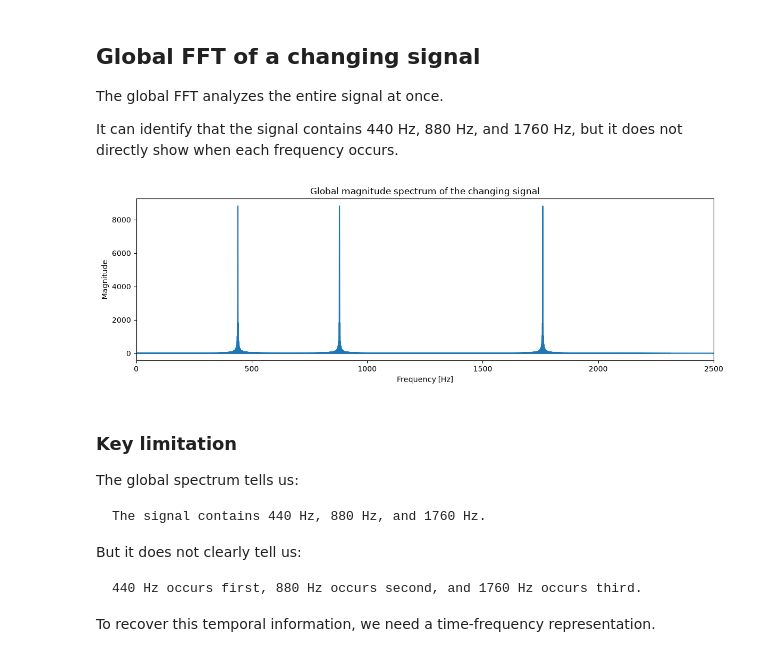
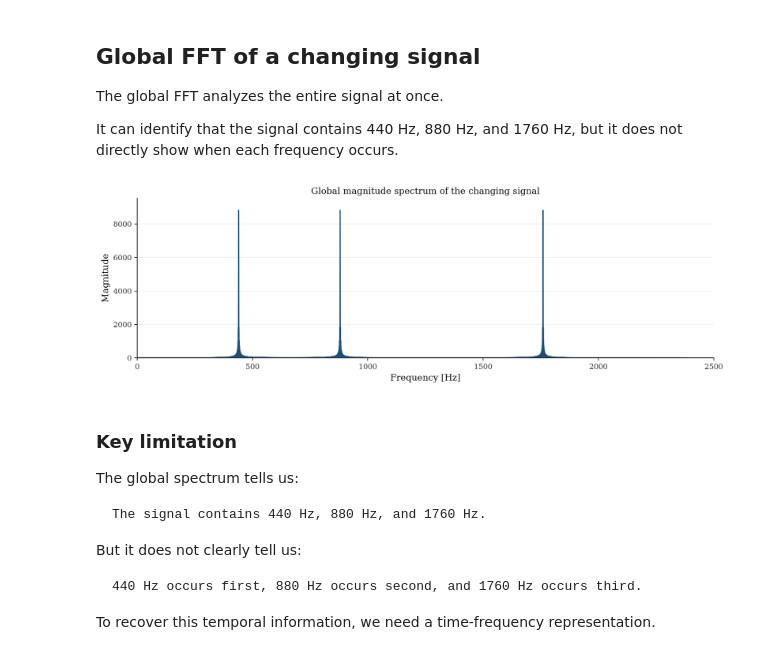
Before and after one commit to vpobleteacustica/audio-data-mining-class, a Jupyter notebook: notebooks/02_spectrograms_stft.ipynb, the cells around one changed output. Cells and saved outputs as stored; diff of their text form; code cells hidden in the pictures.

```diff
--- a/notebooks/02_spectrograms_stft.ipynb
+++ b/notebooks/02_spectrograms_stft.ipynb
@@ -291,7 +316,7 @@ segment_1 = np.sin(2 * np.pi * 440 * segment_t)
 segment_2 = np.sin(2 * np.pi * 880 * segment_t)
 segment_3 = np.sin(2 * np.pi * 1760 * segment_t)
 
-changing_signal = np.concatenate([segment_1, segment_2, segment_3])
+changing_signal = np.concatenate([segment_3, segment_1, segment_2])
 changing_signal = 0.8 * changing_signal / np.max(np.abs(changing_signal))
 
 changing_duration = len(changing_signal) / sampling_rate
@@ -325,19 +350,17 @@ It can identify that the signal contains 440 Hz, 880 Hz, and 1760 Hz, but it doe
 # %%
 N = len(changing_signal)
 fft_values = np.fft.rfft(changing_signal)
 fft_magnitude = np.abs(fft_values)
 frequencies = np.fft.rfftfreq(N, d=1 / sampling_rate)
 
-plt.figure(figsize=(12, 4))
-plt.plot(frequencies, fft_magnitude)
-plt.title("Global magnitude spectrum of the changing signal")
-plt.xlabel("Frequency [Hz]")
-plt.ylabel("Magnitude")
-plt.xlim(0, 2500)
-plt.tight_layout()
-plt.show()
+plot_magnitude_spectrum(
+    frequencies=frequencies,
+    magnitude=fft_magnitude,
+    title="Global magnitude spectrum of the changing signal",
+    xlim=(0, 2500),
+)
 # %% [output]
-[figure, old version]
+[figure, new version]
 # %% [markdown]
 ### Key limitation
 
```
Also changed, not shown: parts of 31 cells of this notebook, 6 other files.
